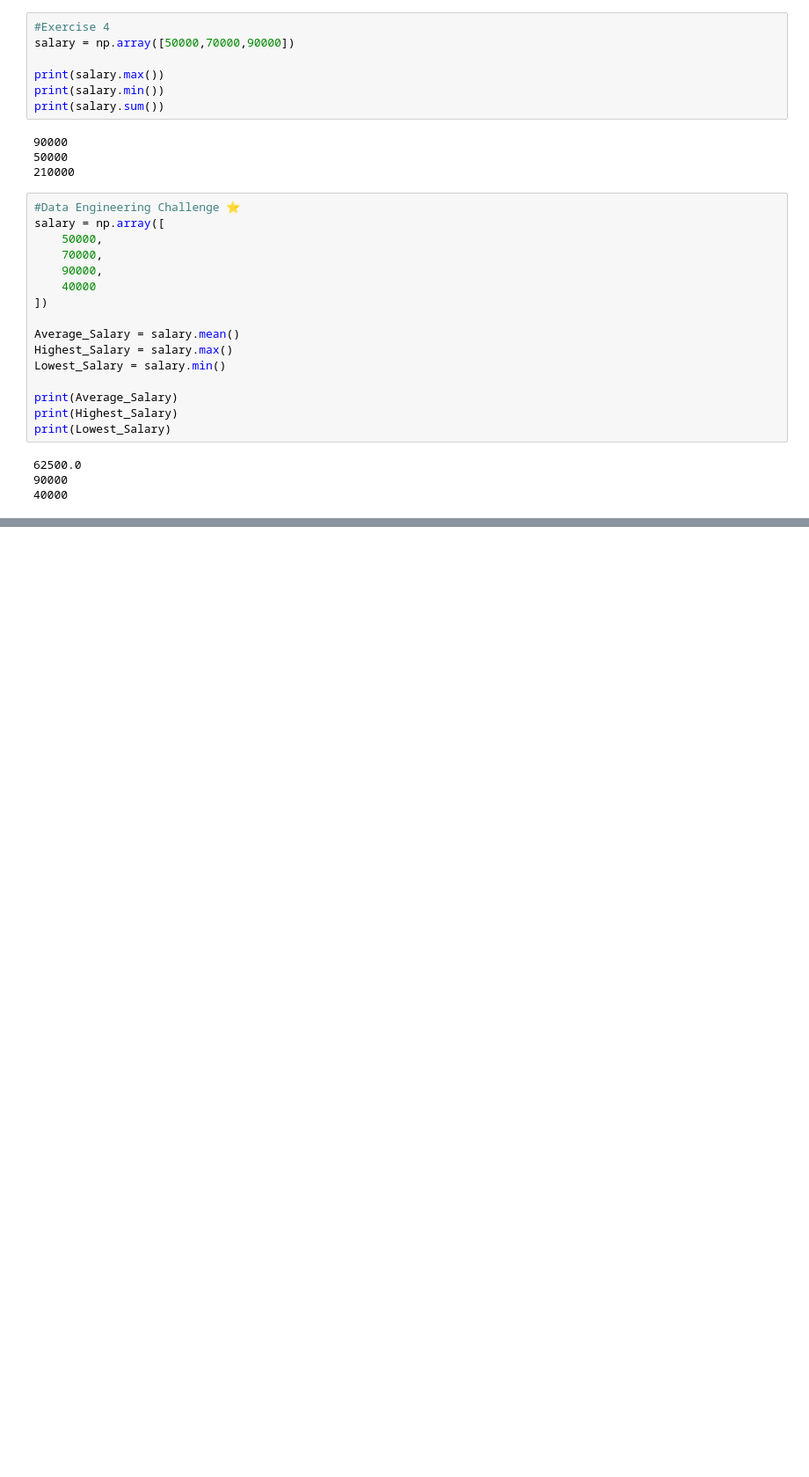
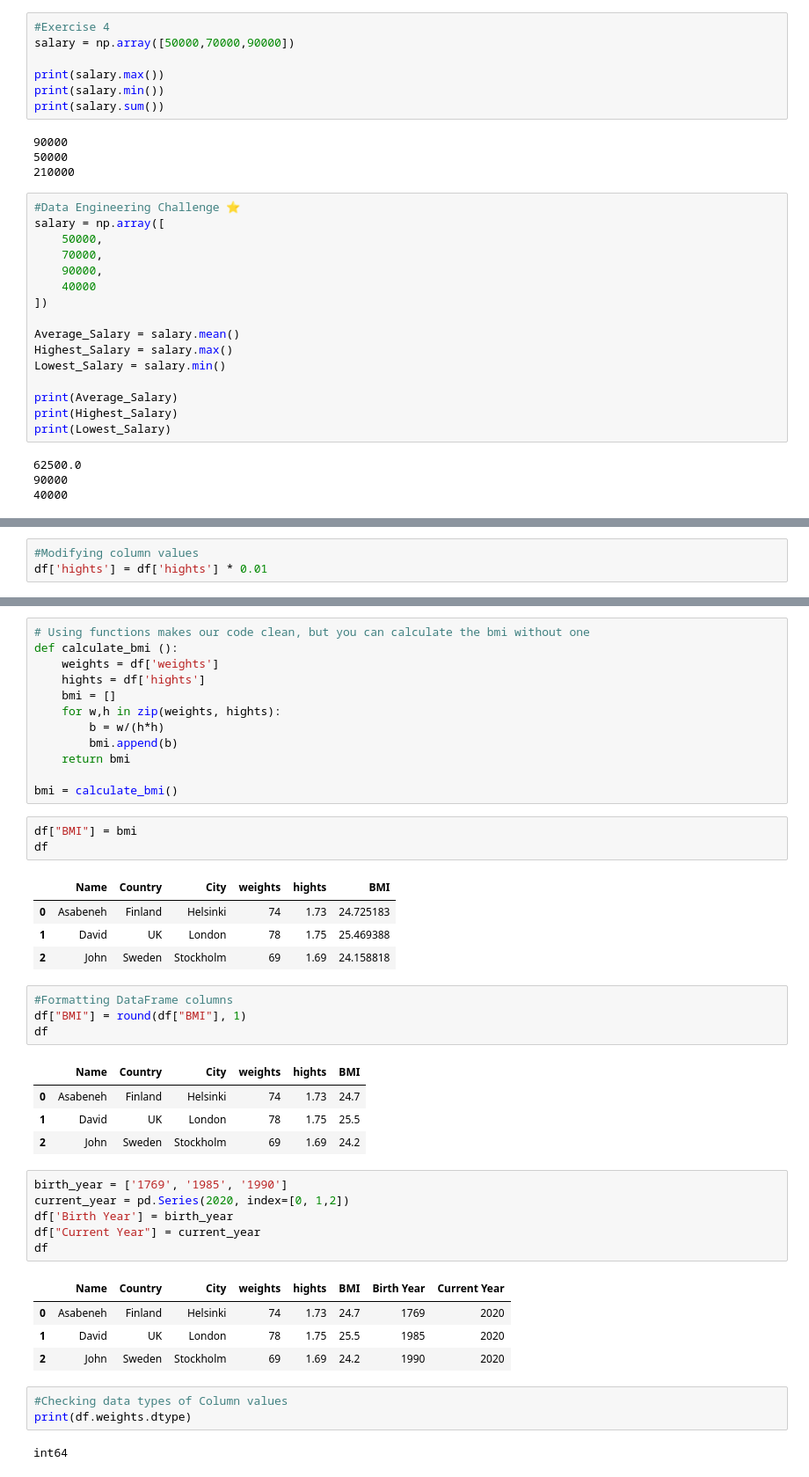
Before and after one commit to Nirmalkumarganesan95/Python, a Jupyter notebook: Python_From_Scratch_Part_II.ipynb, the cells around one changed output, grey strips where cells are left out. Shown at 88% size. Drawn from its saved outputs; the diff is of its cells as text; blank space fills up the shorter version.

```diff
--- a/Python_From_Scratch_Part_II.ipynb
+++ b/Python_From_Scratch_Part_II.ipynb
@@ -2318,0 +2592,3 @@ print(Lowest_Salary)
+# %%
+#Modifying column values
+df['hights'] = df['hights'] * 0.01
@@ -2318,0 +2602,45 @@ print(Lowest_Salary)
+# %%
+# Using functions makes our code clean, but you can calculate the bmi without one
+def calculate_bmi ():
+    weights = df['weights']
+    hights = df['hights']
+    bmi = []
+    for w,h in zip(weights, hights):
+        b = w/(h*h)
+        bmi.append(b)
+    return bmi
+
+bmi = calculate_bmi()
+# %%
+df["BMI"] = bmi
+df
+# %% [output]
+|  | Name | Country | City | weights | hights | BMI |
+| 0 | Asabeneh | Finland | Helsinki | 74 | 1.73 | 24.725183 |
+| 1 | David | UK | London | 78 | 1.75 | 25.469388 |
+| 2 | John | Sweden | Stockholm | 69 | 1.69 | 24.158818 |
+# %%
+#Formatting DataFrame columns
+df["BMI"] = round(df["BMI"], 1)
+df
+# %% [output]
+|  | Name | Country | City | weights | hights | BMI |
+| 0 | Asabeneh | Finland | Helsinki | 74 | 1.73 | 24.7 |
+| 1 | David | UK | London | 78 | 1.75 | 25.5 |
+| 2 | John | Sweden | Stockholm | 69 | 1.69 | 24.2 |
+# %%
+birth_year = ['1769', '1985', '1990']
+current_year = pd.Series(2020, index=[0, 1,2])
+df['Birth Year'] = birth_year
+df["Current Year"] = current_year
+df
+# %% [output]
+|  | Name | Country | City | weights | hights | BMI | Birth Year | Current Year |
+| 0 | Asabeneh | Finland | Helsinki | 74 | 1.73 | 24.7 | 1769 | 2020 |
+| 1 | David | UK | London | 78 | 1.75 | 25.5 | 1985 | 2020 |
+| 2 | John | Sweden | Stockholm | 69 | 1.69 | 24.2 | 1990 | 2020 |
+# %%
+#Checking data types of Column values
+print(df.weights.dtype)
+# %% [output]
+int64
```
Also changed, not shown: parts of 33 cells of this notebook.
